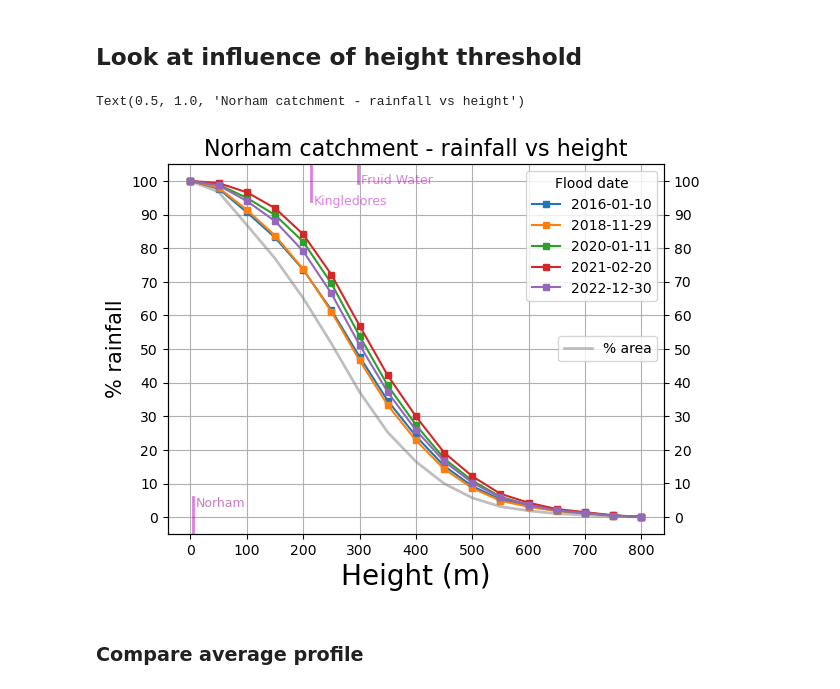
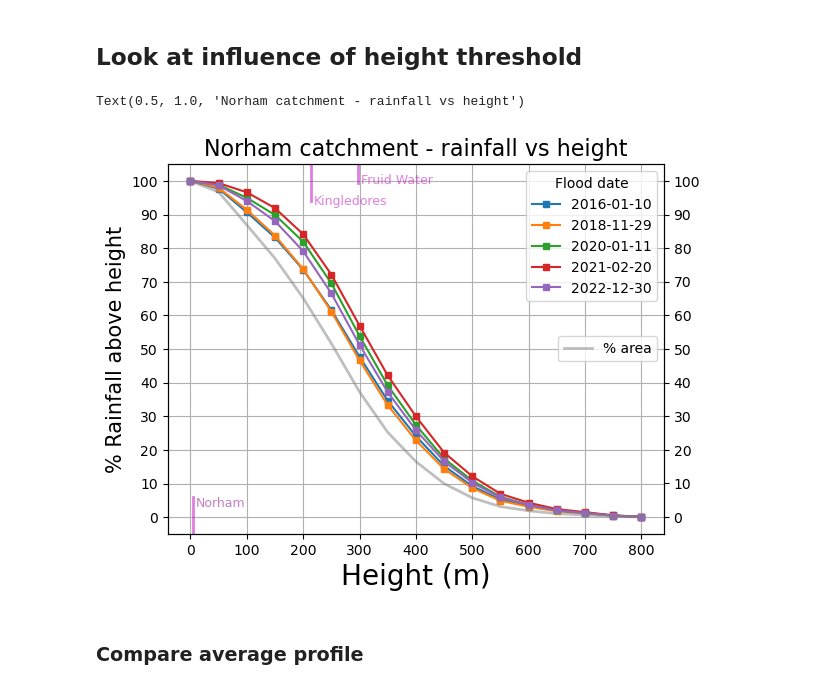
Before and after one commit to Thomasjkeel/FDRI-high-altitude-rainfall-and-floods, a Jupyter notebook: River Tweed/High_altitude_rainfall.ipynb, the cells around one changed output. Cells and saved outputs as stored; diff of their text form; code cells hidden in the pictures.

Commit message:
update line plot

```diff
--- a/River Tweed/High_altitude_rainfall.ipynb
+++ b/River Tweed/High_altitude_rainfall.ipynb
@@ -345,35 +345,35 @@ for flood_names in flood_data_dict.keys():
     all_num_cells = []
     height_thresholds = np.arange(0, norham_hght.max()+100, 500)
     for height_thresh in height_thresholds:
         haduk_norham_mask_sum_prop_above_thresh = mask_region_rainfall_by_hght(haduk_norham_mask_sum_prop, norham_hght, threshold=height_thresh)
         pnt_above_thresh = (sum_region_rainfall(haduk_norham_mask_sum_prop_above_thresh)*100).data.round(2)
         all_pnt_above_thresh.append(pnt_above_thresh)
 
         all_num_cells.append(calc_percentage_grid_cells_above_thresh(haduk_norham_mask_sum_prop, haduk_norham_mask_sum_prop_above_thresh).data)
     # Plot
     ax.plot(height_thresholds/10, all_pnt_above_thresh, marker='s', markersize=4, label=f'{flood_date.strftime("%Y-%m-%d")}')
     ax.grid()
     ax.legend(title="Flood date")
     ax.set_xlabel("Height (m)", size=20)
-    ax.set_ylabel("% rainfall", size=15)
+    ax.set_ylabel("% Rainfall above height", size=15)
     ax.set_yticks(np.arange(0, 101, 10))
 ax.axvline(x=norham_station_height/10, ymin=0, ymax=.1, c='m', alpha=.5, linewidth=2)
 ax.axvline(x=kingledores_station_height/10, ymin=.9, ymax=1, c='m', alpha=.5, linewidth=2)
 ax.axvline(x=fruid_station_height/10, ymin=.95, ymax=1, c='m', alpha=.5, linewidth=2)
 
 ax.text(s="Norham", x=norham_station_height/10+5, y=3, alpha=.5, size=9, c='darkmagenta')
 ax.text(s="Kingledores", x=kingledores_station_height/10+5, y=93, alpha=.5, size=9, c='m')
 ax.text(s="Fruid Water", x=fruid_station_height/10+5, y=99, alpha=.5, size=9, c='m')
 
 ax2 = ax.twinx()
 ax2.plot(height_thresholds/10, all_num_cells, color='grey', linewidth=2, alpha=.5)
 ax2.legend(["% area"], loc=5)
 ax2.set_yticks(np.arange(0, 101, 10));
 ax.set_title("Norham catchment - rainfall vs height", size=16)
 # fig.savefig('figures/norham_all_floods_lineplot_threshold.png', bbox_inches='tight', dpi=300)
 # %% [output]
 Text(0.5, 1.0, 'Norham catchment - rainfall vs height')
-[figure, old version]
+[figure, new version]
 # %%
 for flood_names in flood_data_dict.keys():
     flood_to_examine = flood_data_dict[flood_names]
```
Also changed, not shown: 1 other file.
